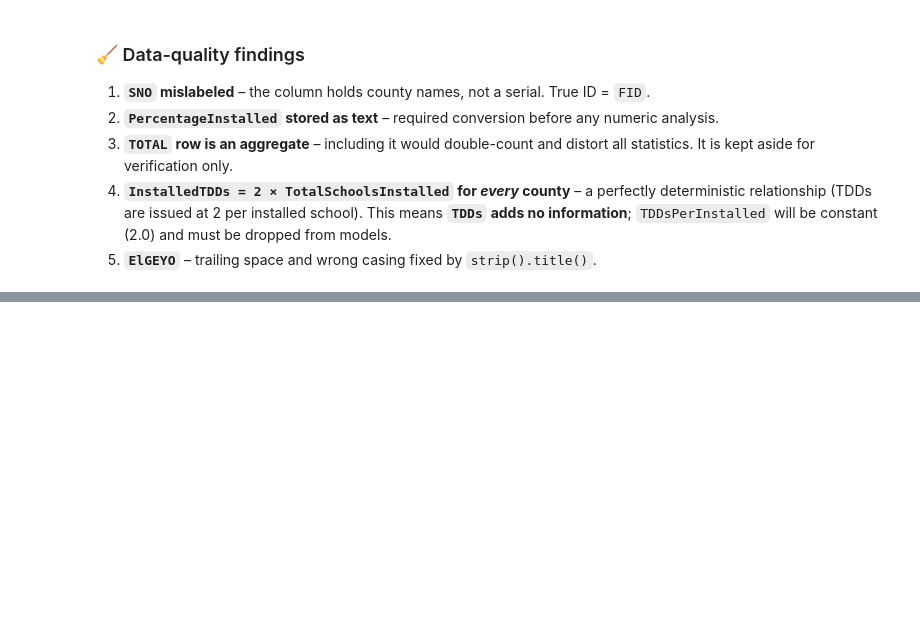
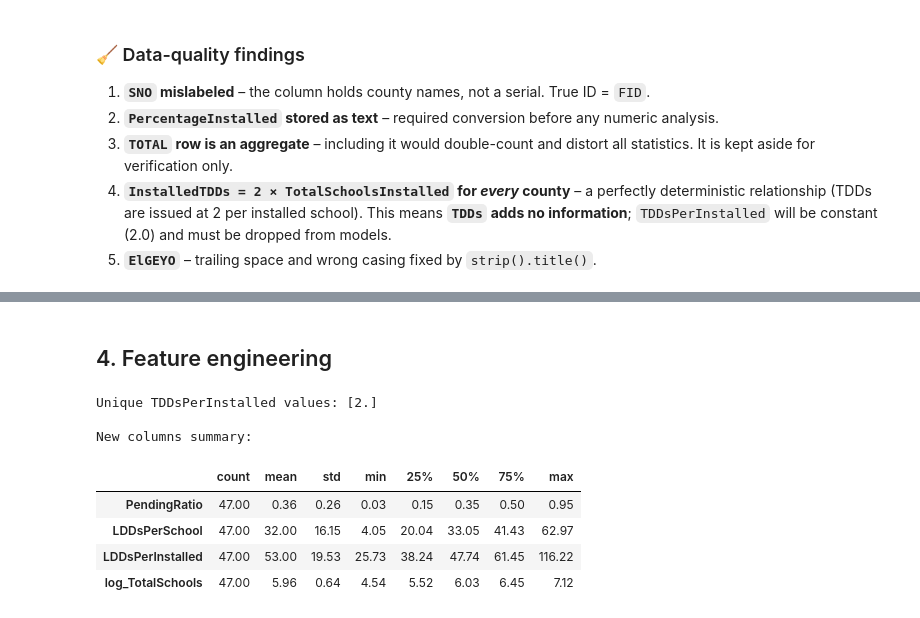
Before and after one commit to Rukundo-elie/country-schools-lab, a Jupyter notebook: Lab2_CountrySchools.ipynb, the cells around one changed output, grey strips where cells are left out. Drawn from its saved outputs; the diff is of its cells as text; code cells hidden in the pictures; blank space fills up the shorter version.

```diff
--- a/Lab2_CountrySchools.ipynb
+++ b/Lab2_CountrySchools.ipynb
@@ -193,0 +228,23 @@ County sums vs TOTAL row:
+# %% [markdown]
+## 4. Feature engineering
+# %%
+df["PendingRatio"]      = df["SchoolsPending"] / df["TOTALSCHOOLS"]
+df["LDDsPerSchool"]     = df["InstalledLDDs"] / df["TOTALSCHOOLS"]
+df["TDDsPerSchool"]     = df["InstalledTDDs"] / df["TOTALSCHOOLS"]
+df["LDDsPerInstalled"]  = df["InstalledLDDs"] / df["TotalSchoolsInstalled"].replace(0, np.nan)
+df["TDDsPerInstalled"]  = df["InstalledTDDs"] / df["TotalSchoolsInstalled"].replace(0, np.nan)
+df["log_TotalSchools"]  = np.log1p(df["TOTALSCHOOLS"])
+
+# quick check: TDDsPerInstalled is constant → drop later
+print("Unique TDDsPerInstalled values:", df["TDDsPerInstalled"].round(2).unique())
+print("\nNew columns summary:")
+display(df[["PendingRatio","LDDsPerSchool","LDDsPerInstalled","log_TotalSchools"]].describe().T)
+# %% [output]
+Unique TDDsPerInstalled values: [2.]
+
+New columns summary:
+|  | count | mean | std | min | 25% | 50% | 75% | max |
+| PendingRatio | 47.00 | 0.36 | 0.26 | 0.03 | 0.15 | 0.35 | 0.50 | 0.95 |
+| LDDsPerSchool | 47.00 | 32.00 | 16.15 | 4.05 | 20.04 | 33.05 | 41.43 | 62.97 |
+| LDDsPerInstalled | 47.00 | 53.00 | 19.53 | 25.73 | 38.24 | 47.74 | 61.45 | 116.22 |
+| log_TotalSchools | 47.00 | 5.96 | 0.64 | 4.54 | 5.52 | 6.03 | 6.45 | 7.12 |
```
Also changed, not shown: parts of 2 cells of this notebook.
